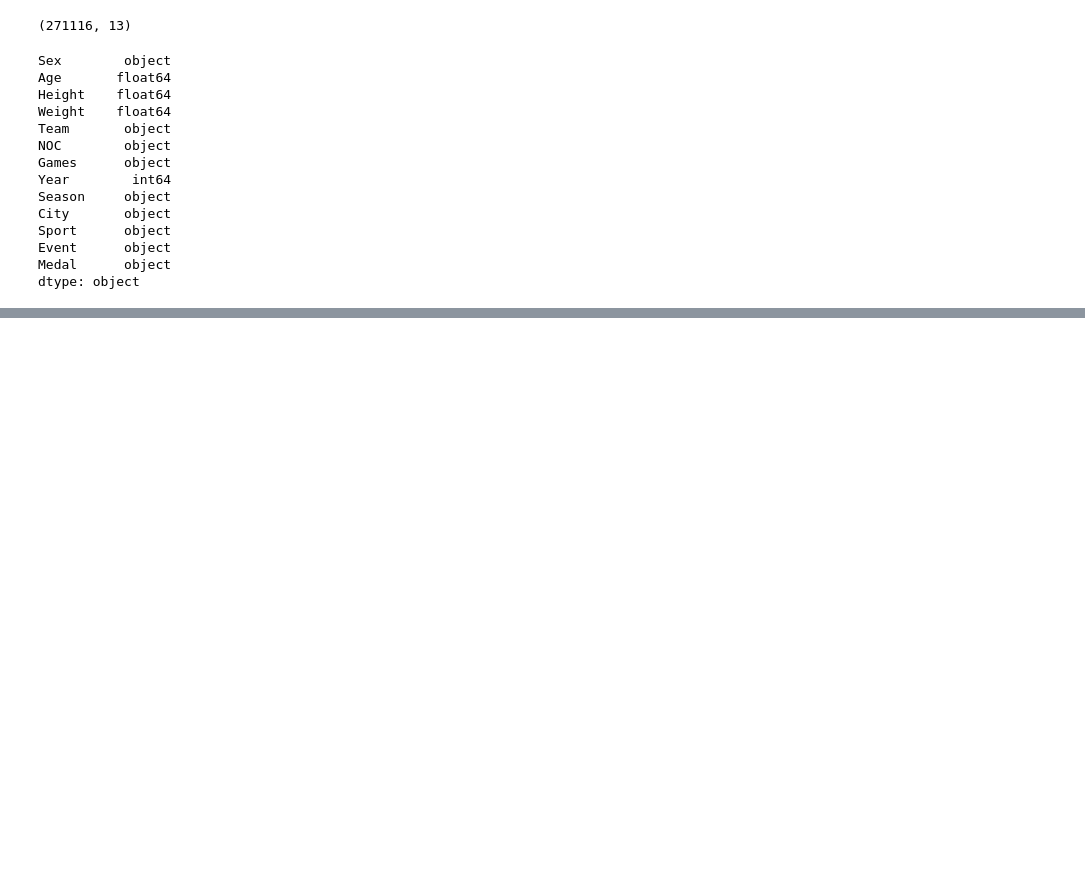
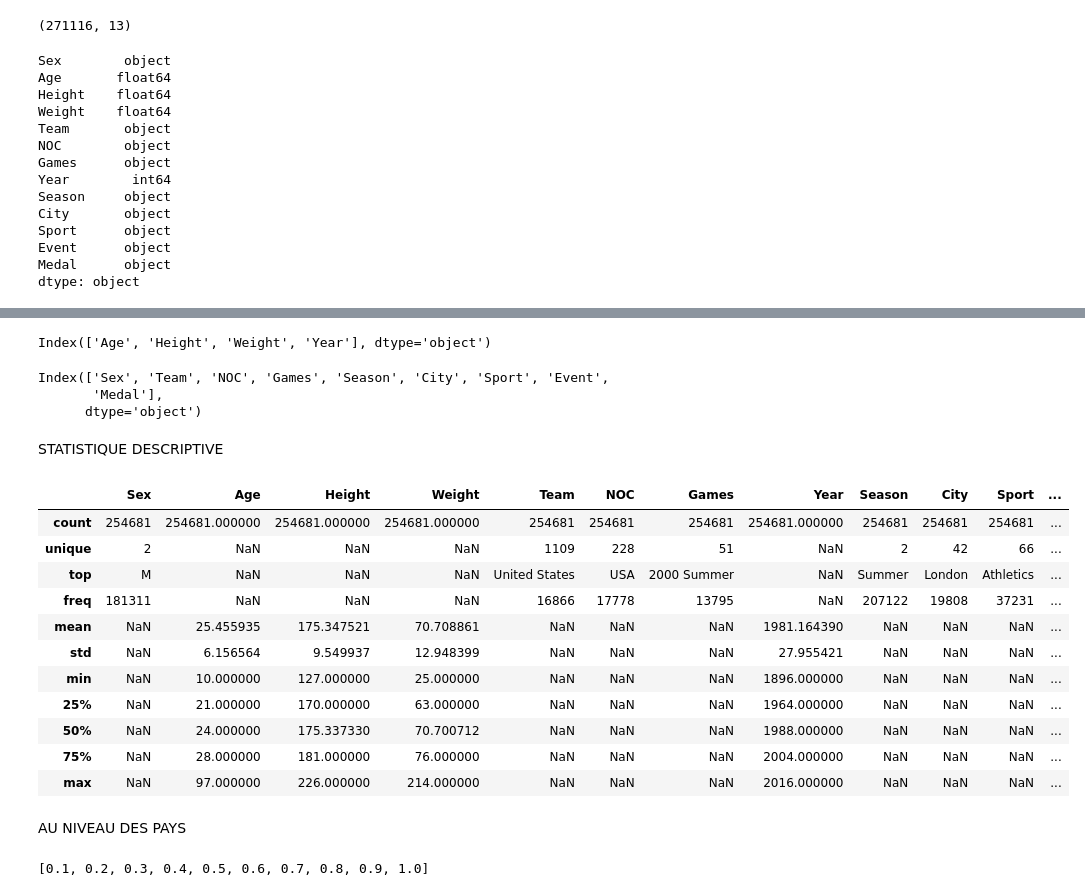
Before and after one commit to Oumar-DIONE/DSSA_Oumar_DIONE_ENSAE, a Jupyter notebook: PYTHON_FOR_DATASCIENTIST/JO_dataset/JO_notebook.ipynb, the cells around one changed output, grey strips where cells are left out. Saved outputs shown, nothing was run; the diff lists cells and outputs as text; code cells hidden in the pictures; blank space fills up the shorter version.

Commit message:
2ème COMMIT :  aprés avoir nettoyer ma base de données et avoir commencé les statistiques descriptive

```diff
--- a/PYTHON_FOR_DATASCIENTIST/JO_dataset/JO_notebook.ipynb
+++ b/PYTHON_FOR_DATASCIENTIST/JO_dataset/JO_notebook.ipynb
@@ -57,0 +209,2 @@ dtype: object
+# %%
+work_df=donnees.dropna()
@@ -57,0 +262,14 @@ dtype: object
+# %%
+mes_colonnes_numeriques=mes_colonnes[(work_df.dtypes.values=='float64') | (work_df.dtypes.values=='int64')]
+mes_colonnes_numeriques
+# %% [output]
+Index(['Age', 'Height', 'Weight', 'Year'], dtype='object')
+# %%
+mes_colonnes_objet=mes_colonnes[(work_df.dtypes.values!='float64') & (work_df.dtypes.values!='int64')]
+mes_colonnes_objet
+# %% [output]
+Index(['Sex', 'Team', 'NOC', 'Games', 'Season', 'City', 'Sport', 'Event',
+       'Medal'],
+      dtype='object')
+# %% [markdown]
+STATISTIQUE DESCRIPTIVE
@@ -57,0 +278,22 @@ dtype: object
+# %%
+work_df.describe(include='all')
+# %% [output]
+|  | Sex | Age | Height | Weight | Team | NOC | Games | Year | Season | City | Sport | ... |
+| count | 254681 | 254681.000000 | 254681.000000 | 254681.000000 | 254681 | 254681 | 254681 | 254681.000000 | 254681 | 254681 | 254681 | ... |
+| unique | 2 | NaN | NaN | NaN | 1109 | 228 | 51 | NaN | 2 | 42 | 66 | ... |
+| top | M | NaN | NaN | NaN | United States | USA | 2000 Summer | NaN | Summer | London | Athletics | ... |
+| freq | 181311 | NaN | NaN | NaN | 16866 | 17778 | 13795 | NaN | 207122 | 19808 | 37231 | ... |
+| mean | NaN | 25.455935 | 175.347521 | 70.708861 | NaN | NaN | NaN | 1981.164390 | NaN | NaN | NaN | ... |
+| std | NaN | 6.156564 | 9.549937 | 12.948399 | NaN | NaN | NaN | 27.955421 | NaN | NaN | NaN | ... |
+| min | NaN | 10.000000 | 127.000000 | 25.000000 | NaN | NaN | NaN | 1896.000000 | NaN | NaN | NaN | ... |
+| 25% | NaN | 21.000000 | 170.000000 | 63.000000 | NaN | NaN | NaN | 1964.000000 | NaN | NaN | NaN | ... |
+| 50% | NaN | 24.000000 | 175.337330 | 70.700712 | NaN | NaN | NaN | 1988.000000 | NaN | NaN | NaN | ... |
+| 75% | NaN | 28.000000 | 181.000000 | 76.000000 | NaN | NaN | NaN | 2004.000000 | NaN | NaN | NaN | ... |
+| max | NaN | 97.000000 | 226.000000 | 214.000000 | NaN | NaN | NaN | 2016.000000 | NaN | NaN | NaN | ... |
+# %% [markdown]
+AU NIVEAU DES PAYS
+# %%
+pers=[i/10 for i in range(1,11)]
+pers
+# %% [output]
+[0.1, 0.2, 0.3, 0.4, 0.5, 0.6, 0.7, 0.8, 0.9, 1.0]
```
Also changed, not shown: parts of 25 cells of this notebook.
